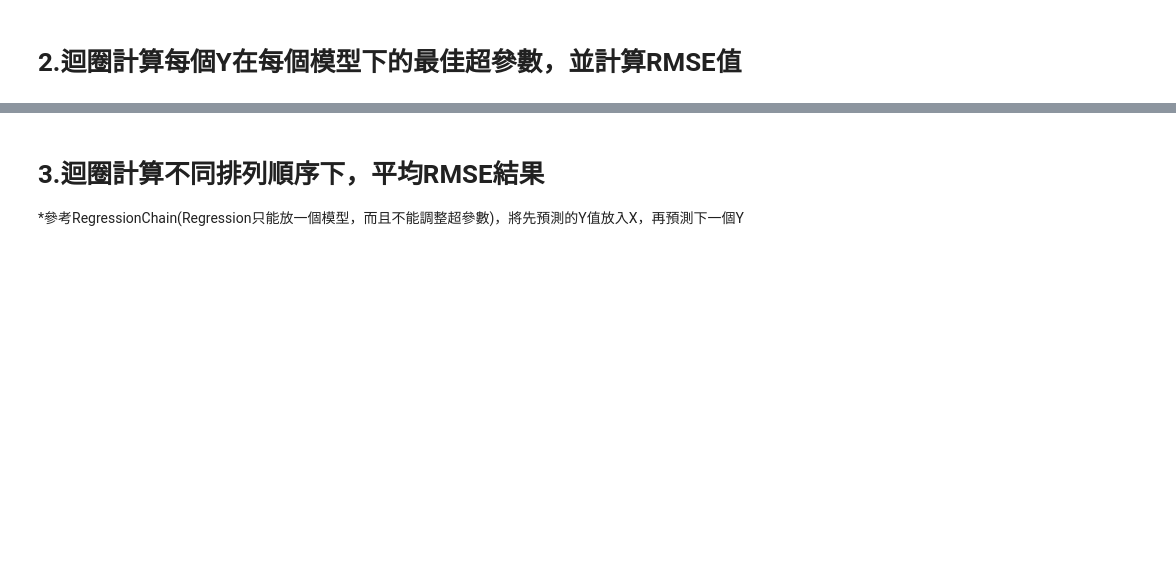
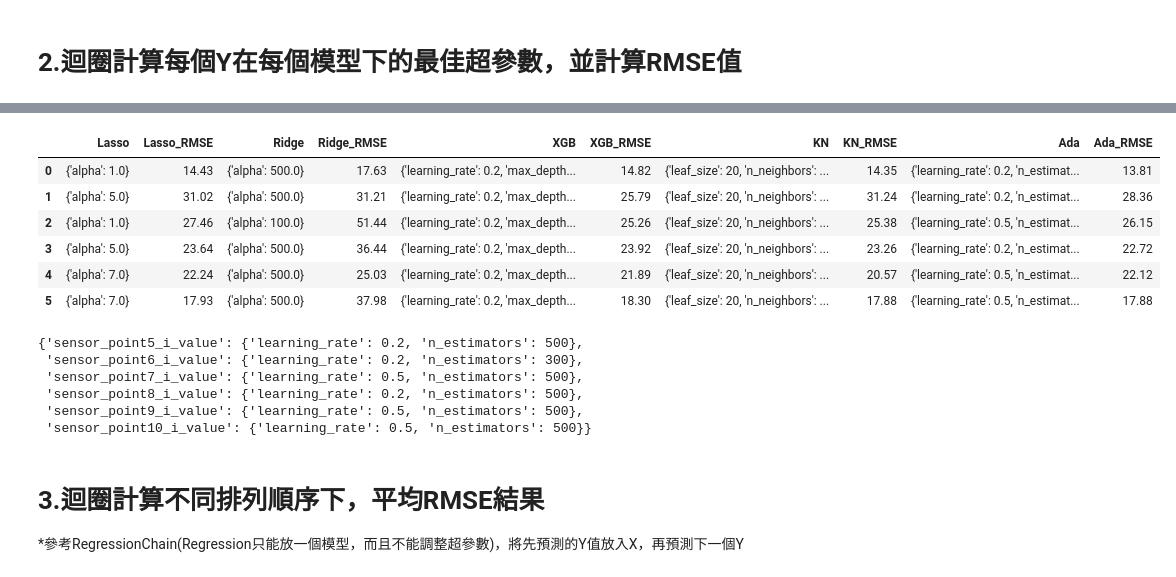
Before and after one commit to EricTsai83/IMBD_data_competition, a Jupyter notebook: Code/model.ipynb, the cells around one changed output, grey strips where cells are left out. Drawn from its saved outputs; the diff is of its cells as text; code cells hidden in the pictures; blank space fills up the shorter version.

```diff
--- a/Code/model.ipynb
+++ b/Code/model.ipynb
@@ -311,3 +368,34 @@ display(Model_result_test)
+# %%
+Model_RMSE = pd.read_excel('../Data/output.xlsx','Model_RMSE')
+Model_result = pd.read_excel('../Data/output.xlsx','Model_result')
+Model_RMSE
+# %% [output]
+|  | Lasso | Lasso_RMSE | Ridge | Ridge_RMSE | XGB | XGB_RMSE | KN | KN_RMSE | Ada | Ada_RMSE |
+| 0 | {'alpha': 1.0} | 14.43 | {'alpha': 500.0} | 17.63 | {'learning_rate': 0.2, 'max_depth... | 14.82 | {'leaf_size': 20, 'n_neighbors': ... | 14.35 | {'learning_rate': 0.2, 'n_estimat... | 13.81 |
+| 1 | {'alpha': 5.0} | 31.02 | {'alpha': 500.0} | 31.21 | {'learning_rate': 0.2, 'max_depth... | 25.79 | {'leaf_size': 20, 'n_neighbors': ... | 31.24 | {'learning_rate': 0.2, 'n_estimat... | 28.36 |
+| 2 | {'alpha': 1.0} | 27.46 | {'alpha': 100.0} | 51.44 | {'learning_rate': 0.2, 'max_depth... | 25.26 | {'leaf_size': 20, 'n_neighbors': ... | 25.38 | {'learning_rate': 0.5, 'n_estimat... | 26.15 |
+| 3 | {'alpha': 5.0} | 23.64 | {'alpha': 500.0} | 36.44 | {'learning_rate': 0.2, 'max_depth... | 23.92 | {'leaf_size': 20, 'n_neighbors': ... | 23.26 | {'learning_rate': 0.2, 'n_estimat... | 22.72 |
+| 4 | {'alpha': 7.0} | 22.24 | {'alpha': 500.0} | 25.03 | {'learning_rate': 0.2, 'max_depth... | 21.89 | {'leaf_size': 20, 'n_neighbors': ... | 20.57 | {'learning_rate': 0.5, 'n_estimat... | 22.12 |
+| 5 | {'alpha': 7.0} | 17.93 | {'alpha': 500.0} | 37.98 | {'learning_rate': 0.2, 'max_depth... | 18.30 | {'leaf_size': 20, 'n_neighbors': ... | 17.88 | {'learning_rate': 0.5, 'n_estimat... | 17.88 |
+# %%
+import ast
+
+# select model
+model_dict = Model_RMSE.loc[:,'Ada'].to_dict()
+for i in range(6):
+    # 修改 key
+    model_dict[data_y.columns[i]] = model_dict.pop(i)
+    # 修改 value
+    model_dict[data_y.columns[i]] = ast.literal_eval(model_dict[data_y.columns[i]])
+
+model_dict
+# %% [output]
+{'sensor_point5_i_value': {'learning_rate': 0.2, 'n_estimators': 500},
+ 'sensor_point6_i_value': {'learning_rate': 0.2, 'n_estimators': 300},
+ 'sensor_point7_i_value': {'learning_rate': 0.5, 'n_estimators': 500},
+ 'sensor_point8_i_value': {'learning_rate': 0.2, 'n_estimators': 500},
+ 'sensor_point9_i_value': {'learning_rate': 0.5, 'n_estimators': 500},
+ 'sensor_point10_i_value': {'learning_rate': 0.5, 'n_estimators': 500}}
 # %% [markdown]
 # 3.迴圈計算不同排列順序下，平均RMSE結果
 
```
Also changed, not shown: parts of 43 cells of this notebook.
